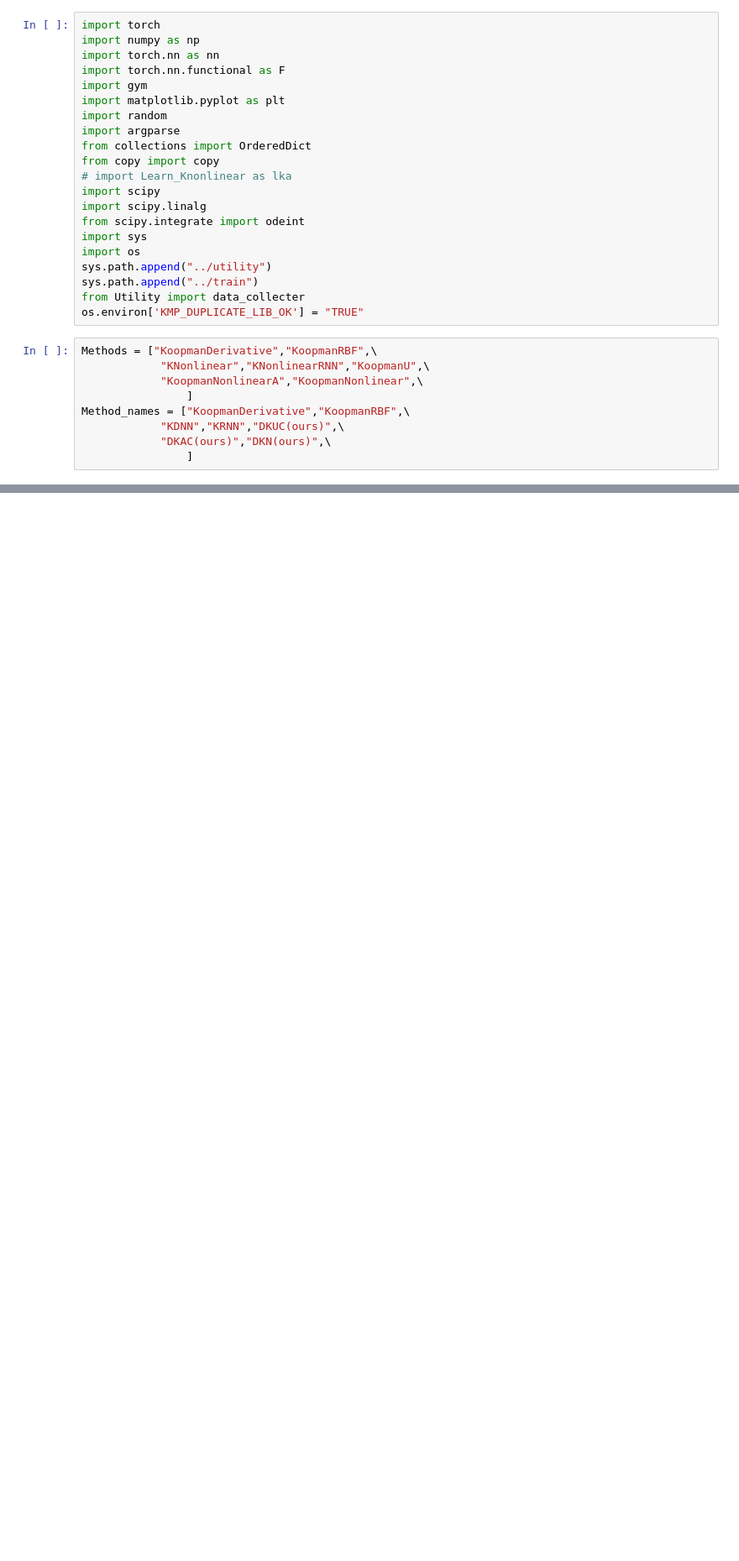
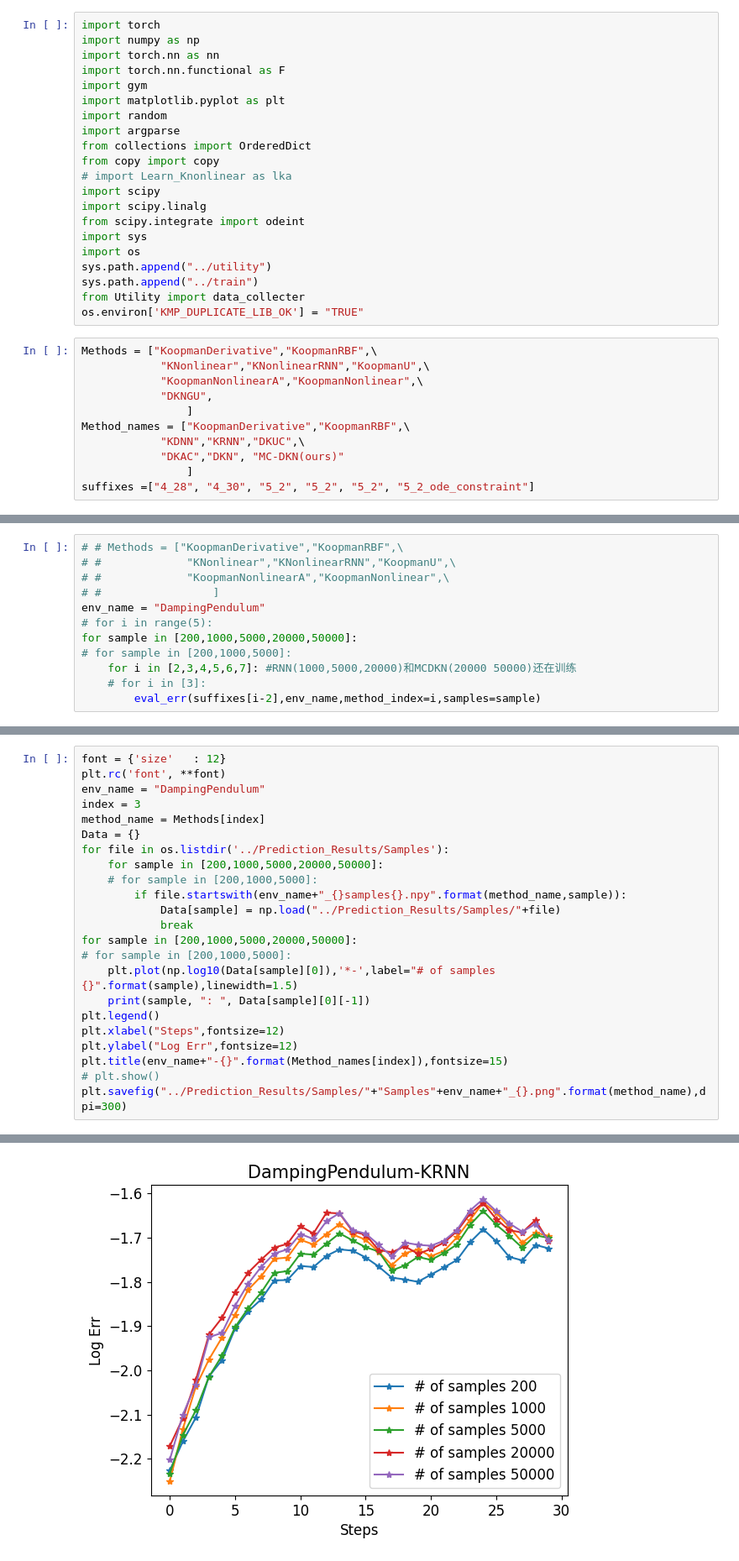
Before and after one commit to xyrrrrrrrr/RDKRC1, a Jupyter notebook: prediction/Evluation_Knonlinear_samples.ipynb, the cells around one changed output, grey strips where cells are left out. Shown: that part at 84% size. Saved outputs shown, nothing was run; the diff lists cells and outputs as text; blank space fills up the shorter version.

Commit message:
[env predict error]

```diff
--- a/prediction/Evluation_Knonlinear_samples.ipynb
+++ b/prediction/Evluation_Knonlinear_samples.ipynb
@@ -23,8 +23,10 @@ os.environ['KMP_DUPLICATE_LIB_OK'] = "TRUE"
 Methods = ["KoopmanDerivative","KoopmanRBF",\
             "KNonlinear","KNonlinearRNN","KoopmanU",\
             "KoopmanNonlinearA","KoopmanNonlinear",\
+            "DKNGU",
                 ]
 Method_names = ["KoopmanDerivative","KoopmanRBF",\
-            "KDNN","KRNN","DKUC(ours)",\
-            "DKAC(ours)","DKN(ours)",\
+            "KDNN","KRNN","DKUC",\
+            "DKAC","DKN", "MC-DKN(ours)"
                 ]
+suffixes =["4_28", "4_30", "5_2", "5_2", "5_2", "5_2_ode_constraint"]
@@ -30,0 +114,12 @@ Method_names = ["KoopmanDerivative","KoopmanRBF",\
+# %%
+# # Methods = ["KoopmanDerivative","KoopmanRBF",\
+# #             "KNonlinear","KNonlinearRNN","KoopmanU",\
+# #             "KoopmanNonlinearA","KoopmanNonlinear",\
+# #                 ]
+env_name = "DampingPendulum"
+# for i in range(5):
+for sample in [200,1000,5000,20000,50000]:
+# for sample in [200,1000,5000]:
+    for i in [2,3,4,5,6,7]: #RNN(1000,5000,20000)和MCDKN(20000 50000)还在训练
+    # for i in [3]:
+        eval_err(suffixes[i-2],env_name,method_index=i,samples=sample)
@@ -30,0 +146,24 @@ Method_names = ["KoopmanDerivative","KoopmanRBF",\
+# %%
+font = {'size'   : 12}
+plt.rc('font', **font)
+env_name = "DampingPendulum"
+index = 3
+method_name = Methods[index]
+Data = {}
+for file in os.listdir('../Prediction_Results/Samples'):
+    for sample in [200,1000,5000,20000,50000]:
+    # for sample in [200,1000,5000]:
+        if file.startswith(env_name+"_{}samples{}.npy".format(method_name,sample)):
+            Data[sample] = np.load("../Prediction_Results/Samples/"+file)
+            break
+for sample in [200,1000,5000,20000,50000]:
+# for sample in [200,1000,5000]:
+    plt.plot(np.log10(Data[sample][0]),'*-',label="# of samples {}".format(sample),linewidth=1.5)
+    print(sample, ": ", Data[sample][0][-1])
+plt.legend()
+plt.xlabel("Steps",fontsize=12)
+plt.ylabel("Log Err",fontsize=12)
+plt.title(env_name+"-{}".format(Method_names[index]),fontsize=15)
+# plt.show()
+plt.savefig("../Prediction_Results/Samples/"+"Samples"+env_name+"_{}.png".format(method_name),dpi=300)
+# %% [output]
@@ -31 +175,2 @@ Method_names = ["KoopmanDerivative","KoopmanRBF",\
+[figure, added]
 # %%
```
Also changed, not shown: parts of 10 cells of this notebook, 12 other files.
